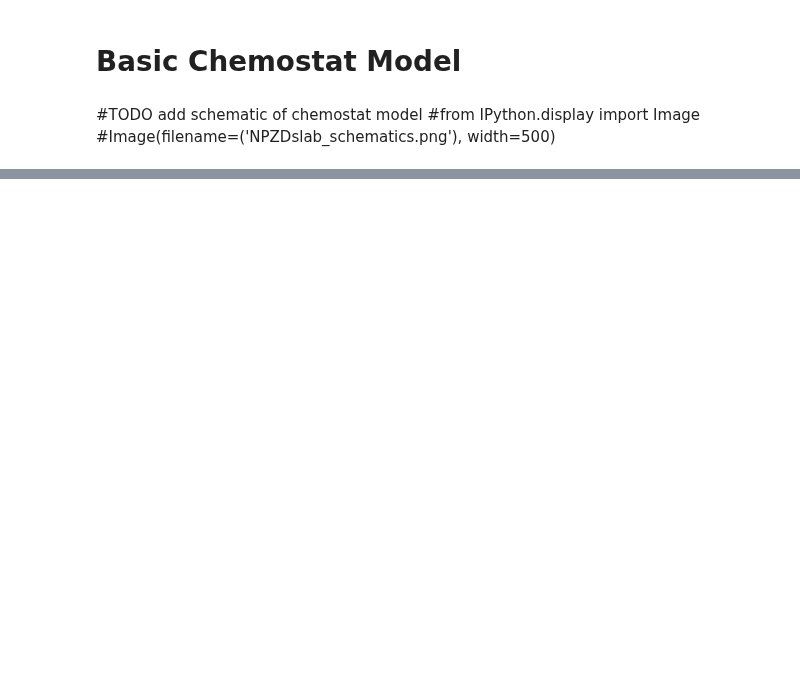
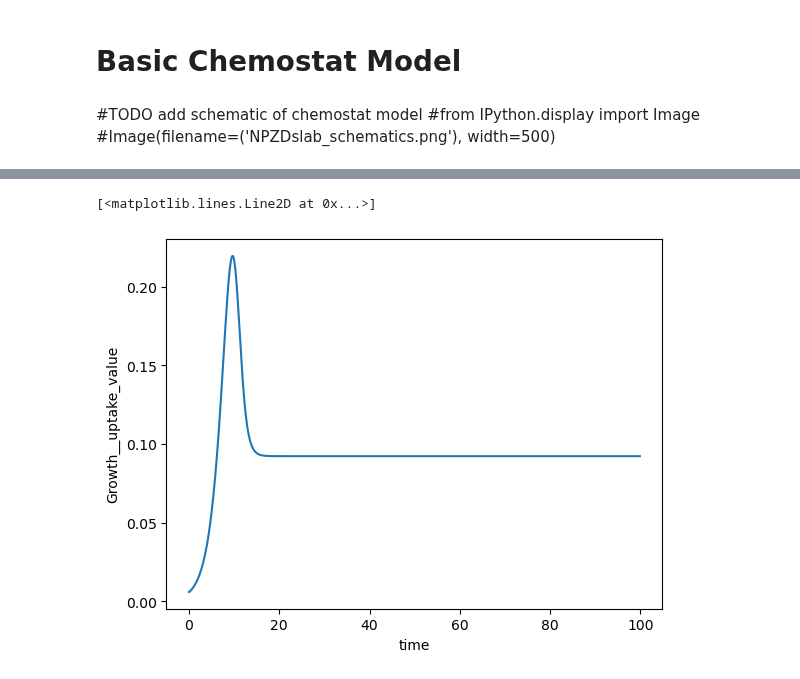
Before and after one commit to ben1post/phydra, a Jupyter notebook: examples/NP_Chemostat_ModelApplication_1.ipynb, the cells around one changed output, grey strips where cells are left out. Drawn from its saved outputs; the diff is of its cells as text; code cells hidden in the pictures; blank space fills up the shorter version.

```diff
--- a/examples/NP_Chemostat_ModelApplication_1.ipynb
+++ b/examples/NP_Chemostat_ModelApplication_1.ipynb
@@ -272,0 +134,5 @@ plt.show()
+# %%
+chemostat_out.Growth__uptake_value.plot()
+# %% [output]
+[<matplotlib.lines.Line2D at 0x...>]
+[figure, added]
```
Also changed, not shown: parts of 38 cells of this notebook, 17 other files.
